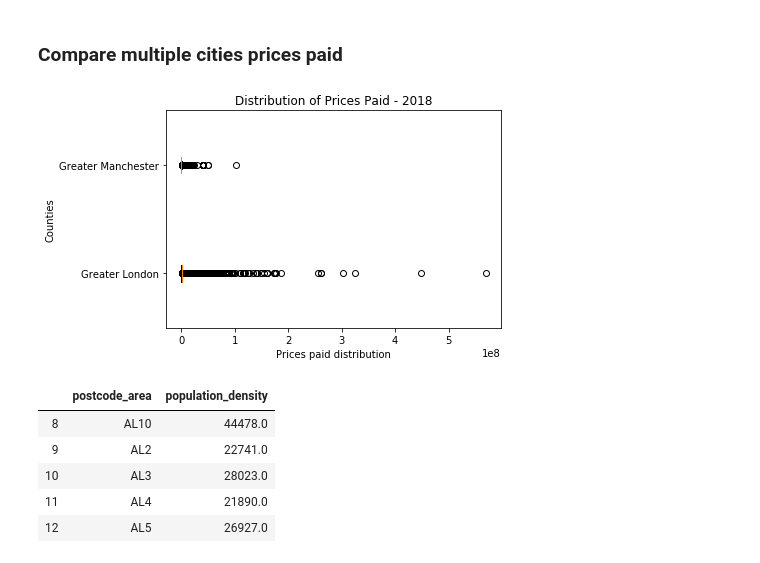
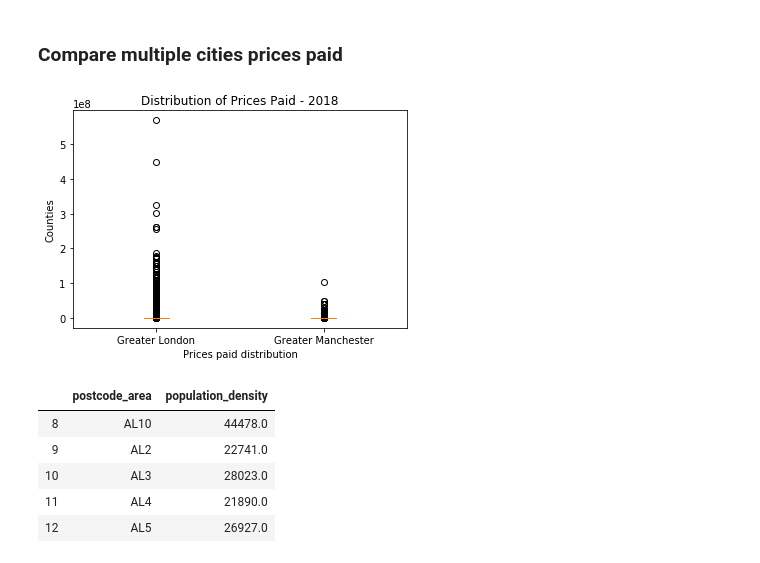
Before and after one commit to dudikbender/springboard, a Jupyter notebook: UK_prices_paid_analysis.ipynb, the cells around one changed output. Saved outputs shown, nothing was run; the diff lists cells and outputs as text; code cells hidden in the pictures.

Commit message:
minor mods to graphs

```diff
--- a/UK_prices_paid_analysis.ipynb
+++ b/UK_prices_paid_analysis.ipynb
@@ -219,22 +218,23 @@ search(350000, 400000, 'Flat')
 # %%
 def county_comparison(county1, county2):
     county01 = df[df['county'] == county1.upper()]
     county02 = df[df['county'] == county2.upper()]
 
     if (len(county01) == 0) or (len(county02)) == 0:
         print('One or both of your selected counties is not available')
 
     else:
-        plt.boxplot([county01.price, county02.price], labels=[county1, county2],
-            autorange=True, widths=0.15, vert=False)
+        plt.boxplot([county01.price, county02.price],
+                         labels=[county1, county2],
+                         autorange=True, widths=0.15, vert=True)
         plt.title('Distribution of Prices Paid - 2018')
         plt.xlabel('Prices paid distribution')
         plt.ylabel('Counties')
         plt.show()
 
 county_comparison('Greater London', 'Greater Manchester')
 # %% [output]
-[figure, old version]
+[figure, new version]
 # %%
 ## Add in the population density information to create a scatter plot of prices to density
 ## Data source: Nomis UK population database of all postcode areas and population density from
```
Also changed, not shown: parts of 7 cells of this notebook.
